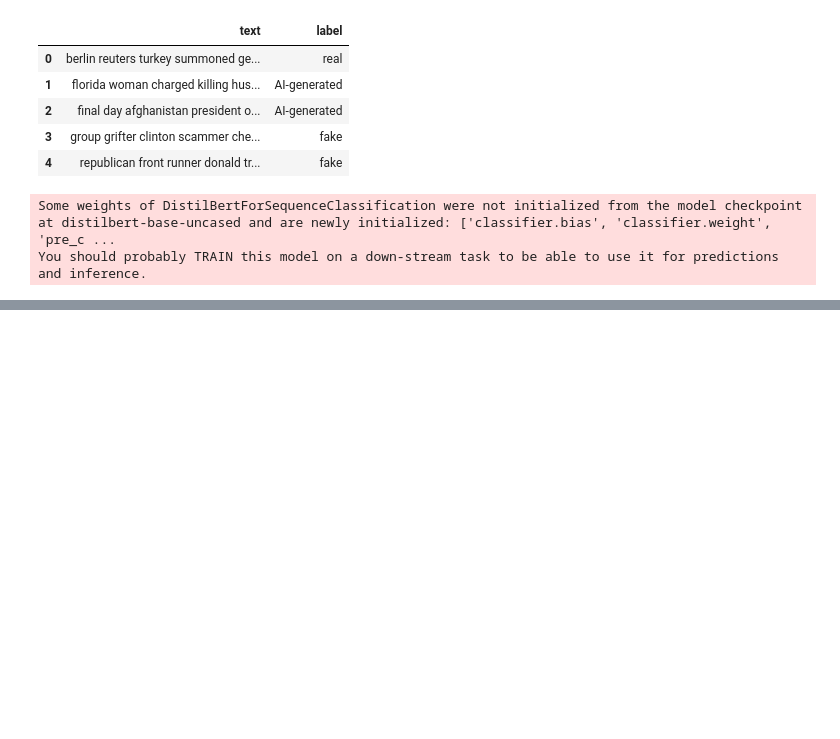
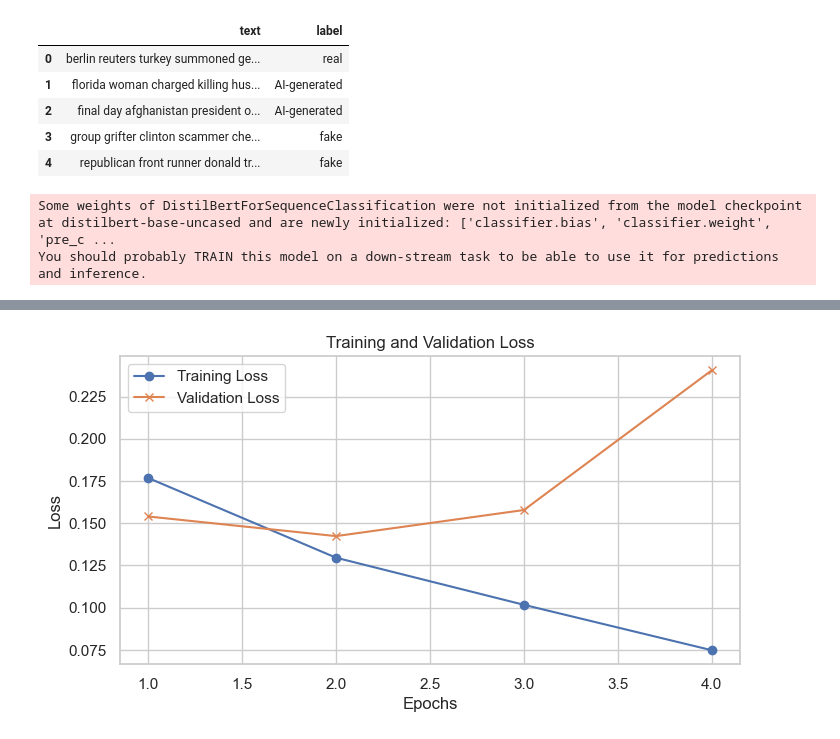
Before and after one commit to yasmine-11/FP-Fake-News-Detection, a Jupyter notebook: Fake-News-Detection.ipynb, the cells around one changed output, grey strips where cells are left out. Drawn from its saved outputs; the diff is of its cells as text; code cells hidden in the pictures; blank space fills up the shorter version.

```diff
--- a/Fake-News-Detection.ipynb
+++ b/Fake-News-Detection.ipynb
@@ -2382,0 +2201,18 @@ plt.show()
+# %%
+# Paste training & validation losses of each epoch
+epochs = [1, 2, 3, 4]
+train_losses = [0.176800, 0.129600, 0.101700, 0.074800]
+val_losses = [0.154004, 0.142378, 0.157832, 0.240578]
+
+# Plotting
+plt.figure(figsize=(8, 4))
+plt.plot(epochs, train_losses, label='Training Loss', marker='o')
+plt.plot(epochs, val_losses, label='Validation Loss', marker='x')
+plt.title('Training and Validation Loss')
+plt.xlabel('Epochs')
+plt.ylabel('Loss')
+plt.legend()
+plt.grid(True)
+plt.show()
+# %% [output]
+[figure, added]
```
Also changed, not shown: parts of 44 cells of this notebook.
